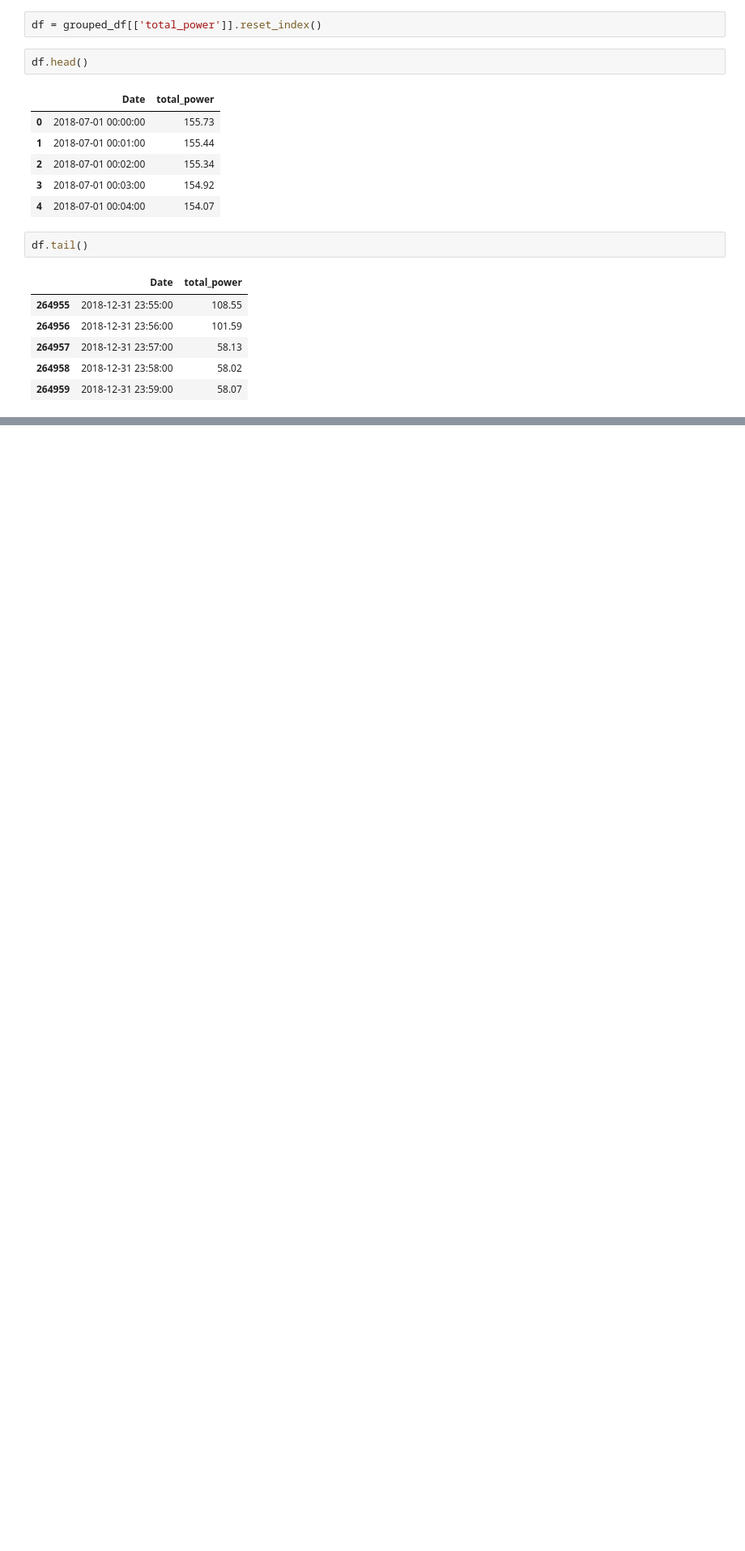
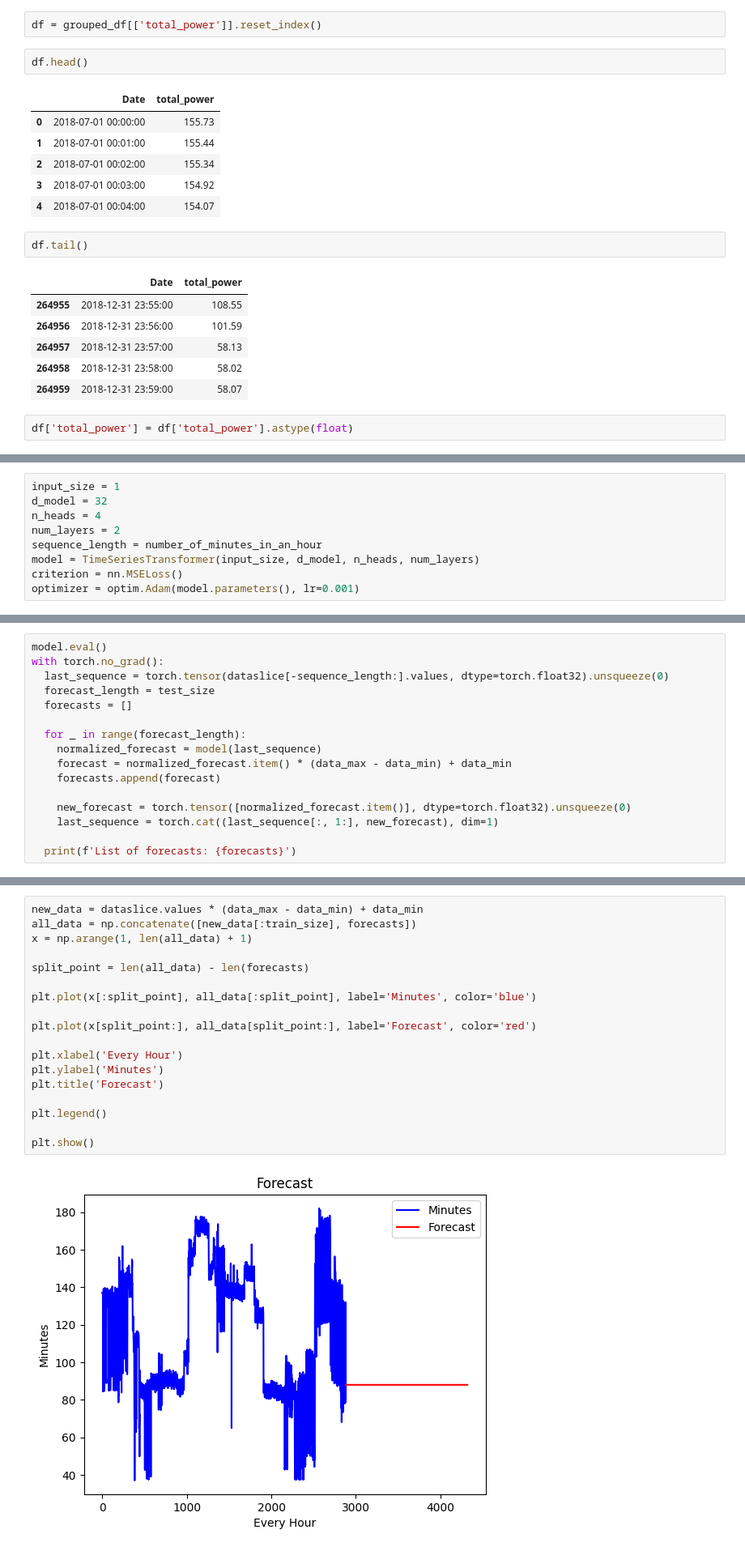
Before and after one commit to Siddharth-Singh-2004/CU-BEMS_Floor1_2018, a Jupyter notebook: CU_BEMS_Floor1.ipynb, the cells around one changed output, grey strips where cells are left out. Shown at 81% size. Drawn from its saved outputs; the diff is of its cells as text; blank space fills up the shorter version.

```diff
--- a/CU_BEMS_Floor1.ipynb
+++ b/CU_BEMS_Floor1.ipynb
@@ -69,3 +71,5 @@ df.tail()
 | 264957 | 2018-12-31 23:57:00 | 58.13 |
 | 264958 | 2018-12-31 23:58:00 | 58.02 |
 | 264959 | 2018-12-31 23:59:00 | 58.07 |
+# %%
+df['total_power'] = df['total_power'].astype(float)
@@ -71,0 +168,9 @@ df.tail()
+# %%
+input_size = 1
+d_model = 32
+n_heads = 4
+num_layers = 2
+sequence_length = number_of_minutes_in_an_hour
+model = TimeSeriesTransformer(input_size, d_model, n_heads, num_layers)
+criterion = nn.MSELoss()
+optimizer = optim.Adam(model.parameters(), lr=0.001)
@@ -71,0 +219,16 @@ df.tail()
+# %%
+model.eval()
+with torch.no_grad():
+  last_sequence = torch.tensor(dataslice[-sequence_length:].values, dtype=torch.float32).unsqueeze(0)
+  forecast_length = test_size
+  forecasts = []
+
+  for _ in range(forecast_length):
+    normalized_forecast = model(last_sequence)
+    forecast = normalized_forecast.item() * (data_max - data_min) + data_min
+    forecasts.append(forecast)
+
+    new_forecast = torch.tensor([normalized_forecast.item()], dtype=torch.float32).unsqueeze(0)
+    last_sequence = torch.cat((last_sequence[:, 1:], new_forecast), dim=1)
+
+  print(f'List of forecasts: {forecasts}')
@@ -71,0 +237,20 @@ df.tail()
+# %%
+new_data = dataslice.values * (data_max - data_min) + data_min
+all_data = np.concatenate([new_data[:train_size], forecasts])
+x = np.arange(1, len(all_data) + 1)
+
+split_point = len(all_data) - len(forecasts)
+
+plt.plot(x[:split_point], all_data[:split_point], label='Minutes', color='blue')
+
+plt.plot(x[split_point:], all_data[split_point:], label='Forecast', color='red')
+
+plt.xlabel('Every Hour')
+plt.ylabel('Minutes')
+plt.title('Forecast')
+
+plt.legend()
+
+plt.show()
+# %% [output]
+[figure, added]
```
Also changed, not shown: parts of 13 cells of this notebook.
